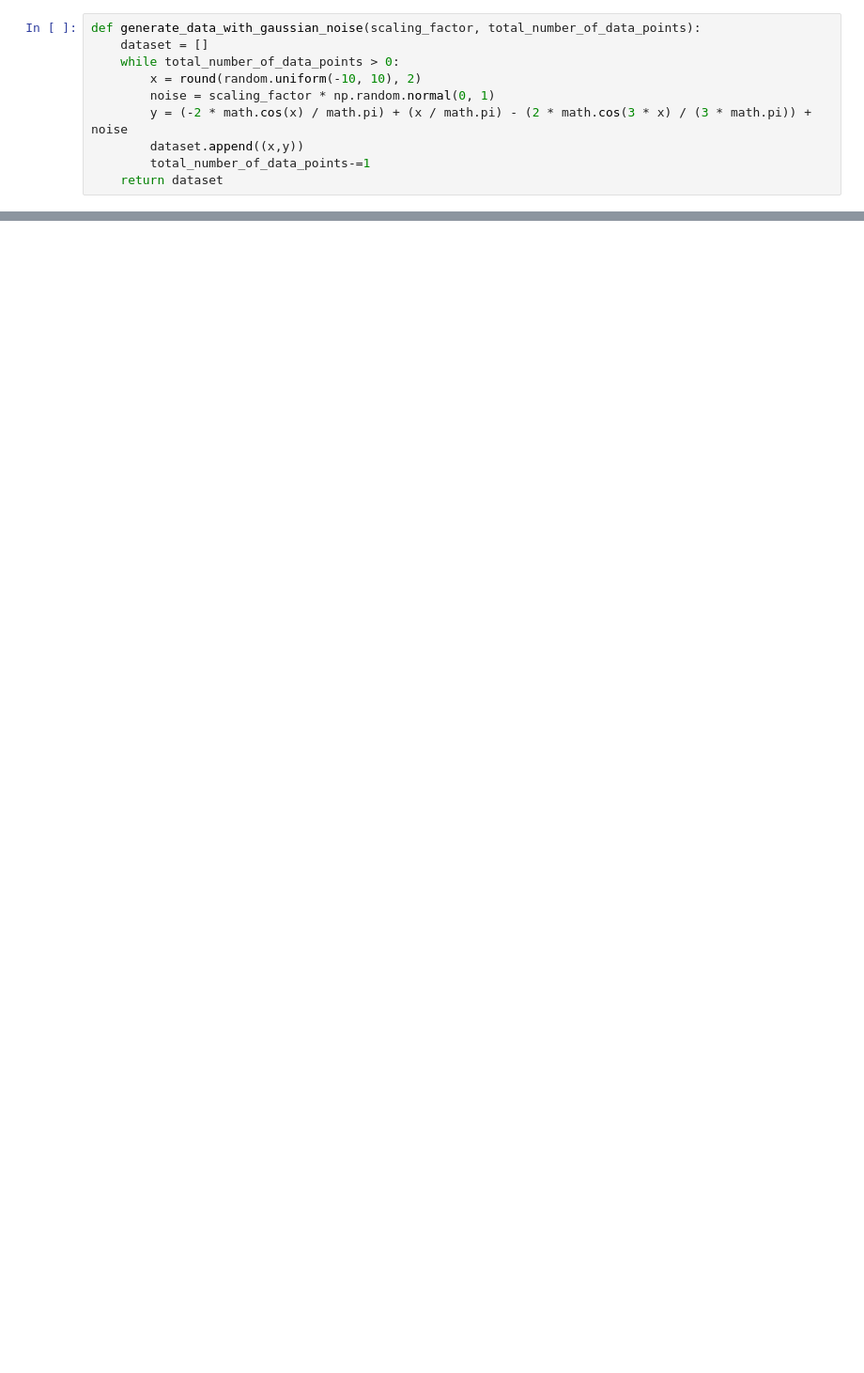
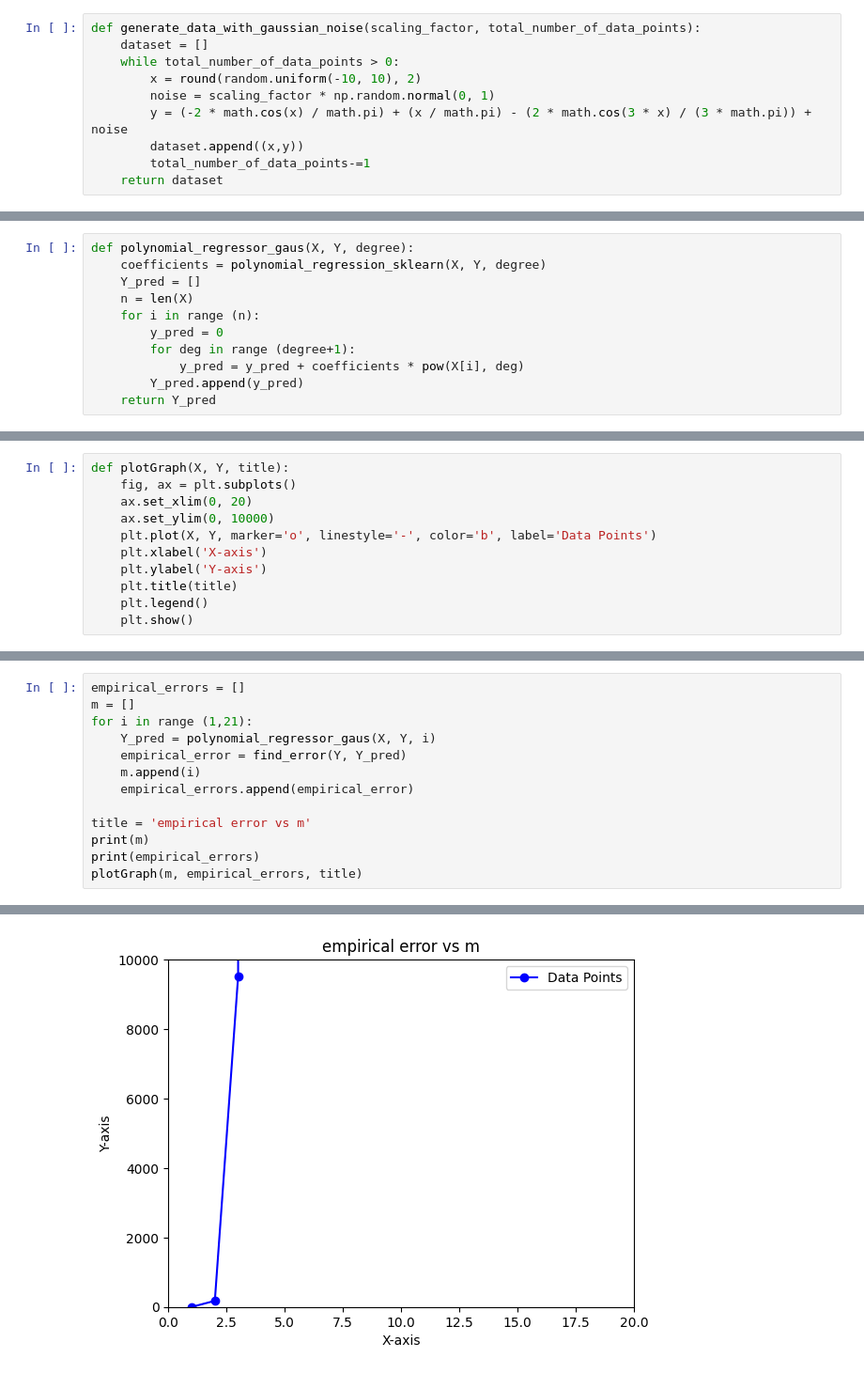
Before and after one commit to Aditya-Y-29/ML-Assignments, a Jupyter notebook: Assignment-1/Task2.ipynb, the cells around one changed output, grey strips where cells are left out. Shown at 94% size. Saved outputs shown, nothing was run; the diff lists cells and outputs as text; blank space fills up the shorter version.

Commit message:
Task 1: plotted the datapoints and implemented regressor

```diff
--- a/Assignment-1/Task2.ipynb
+++ b/Assignment-1/Task2.ipynb
@@ -15,3 +45,14 @@ def generate_data_with_gaussian_noise(scaling_factor, total_number_of_data_point
+# %%
+def polynomial_regressor_gaus(X, Y, degree):
+    coefficients = polynomial_regression_sklearn(X, Y, degree)
+    Y_pred = []
+    n = len(X)
+    for i in range (n):
+        y_pred = 0
+        for deg in range (degree+1):
+            y_pred = y_pred + coefficients * pow(X[i], deg)
+        Y_pred.append(y_pred)
+    return Y_pred
 # %%
 random.seed(65)
 total_number_of_data_points = 50
@@ -22,0 +67,11 @@ print(dataset50)
+# %%
+def plotGraph(X, Y, title):
+    fig, ax = plt.subplots()
+    ax.set_xlim(0, 20)
+    ax.set_ylim(0, 10000)
+    plt.plot(X, Y, marker='o', linestyle='-', color='b', label='Data Points')
+    plt.xlabel('X-axis')
+    plt.ylabel('Y-axis')
+    plt.title(title)
+    plt.legend()
+    plt.show()
@@ -22,0 +98,14 @@ print(dataset50)
+# %%
+empirical_errors = []
+m = []
+for i in range (1,21):
+    Y_pred = polynomial_regressor_gaus(X, Y, i)
+    empirical_error = find_error(Y, Y_pred)
+    m.append(i)
+    empirical_errors.append(empirical_error)
+
+title = 'empirical error vs m'
+print(m)
+print(empirical_errors)
+plotGraph(m, empirical_errors, title)
+# %% [output]
@@ -22,0 +114 @@ print(dataset50)
+[figure, added]
```
Also changed, not shown: parts of 11 cells of this notebook.
